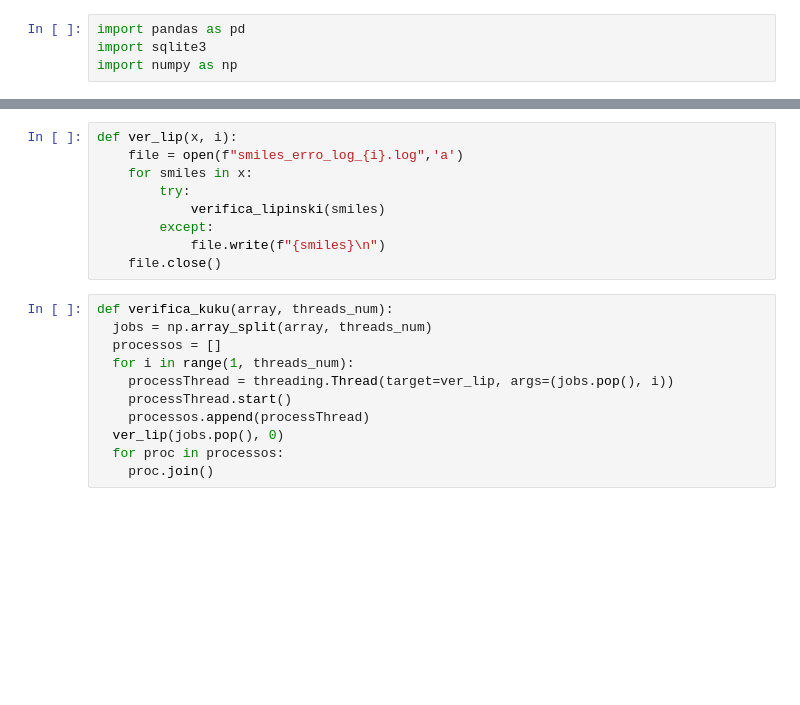
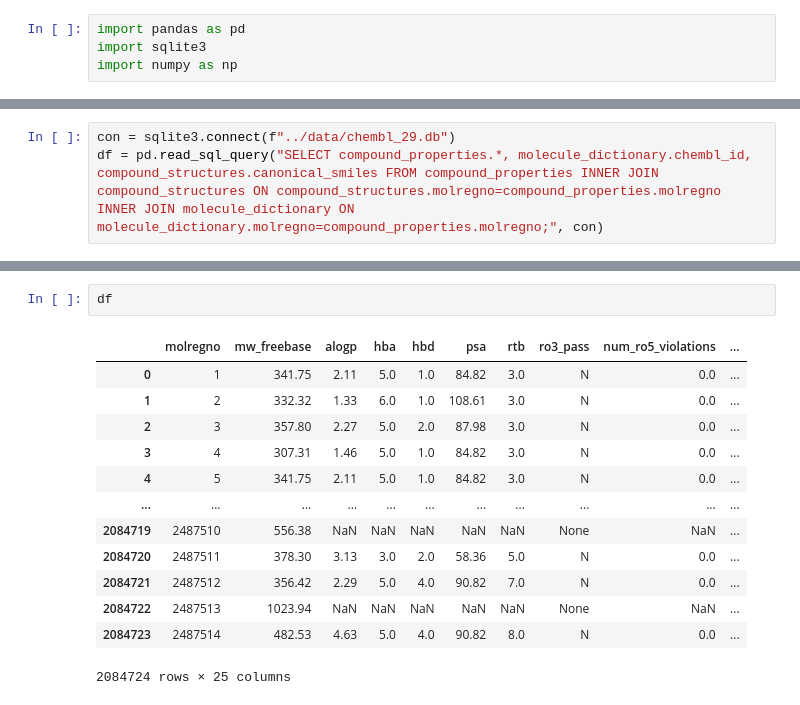
Before and after one commit to alverad-katsuro/chembl_analyser, a Jupyter notebook: cruzipain/Testes.ipynb, the cells around one changed output, grey strips where cells are left out. Cells and saved outputs as stored; diff of their text form; blank space fills up the shorter version.

```diff
--- a/cruzipain/Testes.ipynb
+++ b/cruzipain/Testes.ipynb
@@ -33 +5,4 @@ import queue
+# %%
+con = sqlite3.connect(f"../data/chembl_29.db")
+df = pd.read_sql_query("SELECT compound_properties.*, molecule_dictionary.chembl_id, compound_structures.canonical_smiles FROM compound_properties INNER JOIN compound_structures ON compound_structures.molregno=compound_properties.molregno INNER JOIN molecule_dictionary ON molecule_dictionary.molregno=compound_properties.molregno;", con)
 # %%
@@ -76,20 +10,16 @@ x = teste.to_numpy().tolist()
-# %%
-def ver_lip(x, i):
-    file = open(f"smiles_erro_log_{i}.log",'a')
-    for smiles in x:
-        try:
-            verifica_lipinski(smiles)
-        except:
-            file.write(f"{smiles}\n")
-    file.close()
-# %%
-def verifica_kuku(array, threads_num):
-  jobs = np.array_split(array, threads_num)
-  processos = []
-  for i in range(1, threads_num):
-    processThread = threading.Thread(target=ver_lip, args=(jobs.pop(), i))
-    processThread.start()
-    processos.append(processThread)
-  ver_lip(jobs.pop(), 0)
-  for proc in processos:
-    proc.join()
+# %%
+df
+# %% [output]
+|  | molregno | mw_freebase | alogp | hba | hbd | psa | rtb | ro3_pass | num_ro5_violations | ... |
+| 0 | 1 | 341.75 | 2.11 | 5.0 | 1.0 | 84.82 | 3.0 | N | 0.0 | ... |
+| 1 | 2 | 332.32 | 1.33 | 6.0 | 1.0 | 108.61 | 3.0 | N | 0.0 | ... |
+| 2 | 3 | 357.80 | 2.27 | 5.0 | 2.0 | 87.98 | 3.0 | N | 0.0 | ... |
+| 3 | 4 | 307.31 | 1.46 | 5.0 | 1.0 | 84.82 | 3.0 | N | 0.0 | ... |
+| 4 | 5 | 341.75 | 2.11 | 5.0 | 1.0 | 84.82 | 3.0 | N | 0.0 | ... |
+| ... | ... | ... | ... | ... | ... | ... | ... | ... | ... | ... |
+| 2084719 | 2487510 | 556.38 | NaN | NaN | NaN | NaN | NaN | None | NaN | ... |
+| 2084720 | 2487511 | 378.30 | 3.13 | 3.0 | 2.0 | 58.36 | 5.0 | N | 0.0 | ... |
+| 2084721 | 2487512 | 356.42 | 2.29 | 5.0 | 4.0 | 90.82 | 7.0 | N | 0.0 | ... |
+| 2084722 | 2487513 | 1023.94 | NaN | NaN | NaN | NaN | NaN | None | NaN | ... |
+| 2084723 | 2487514 | 482.53 | 4.63 | 5.0 | 4.0 | 90.82 | 8.0 | N | 0.0 | ... |
+2084724 rows × 25 columns
```
Also changed, not shown: parts of 9 cells of this notebook, 7 other files.
